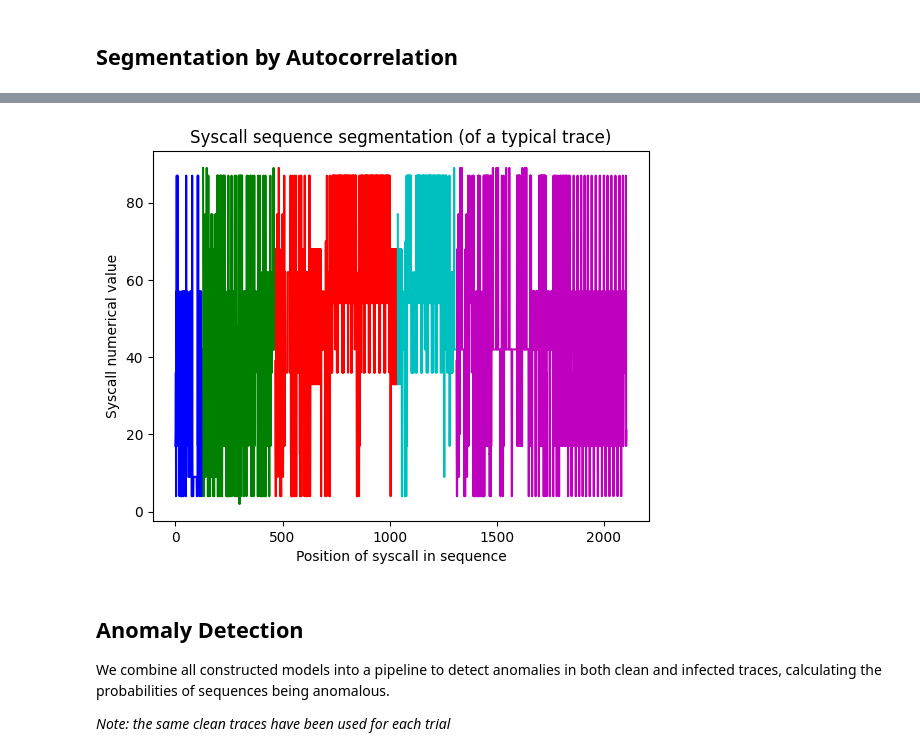
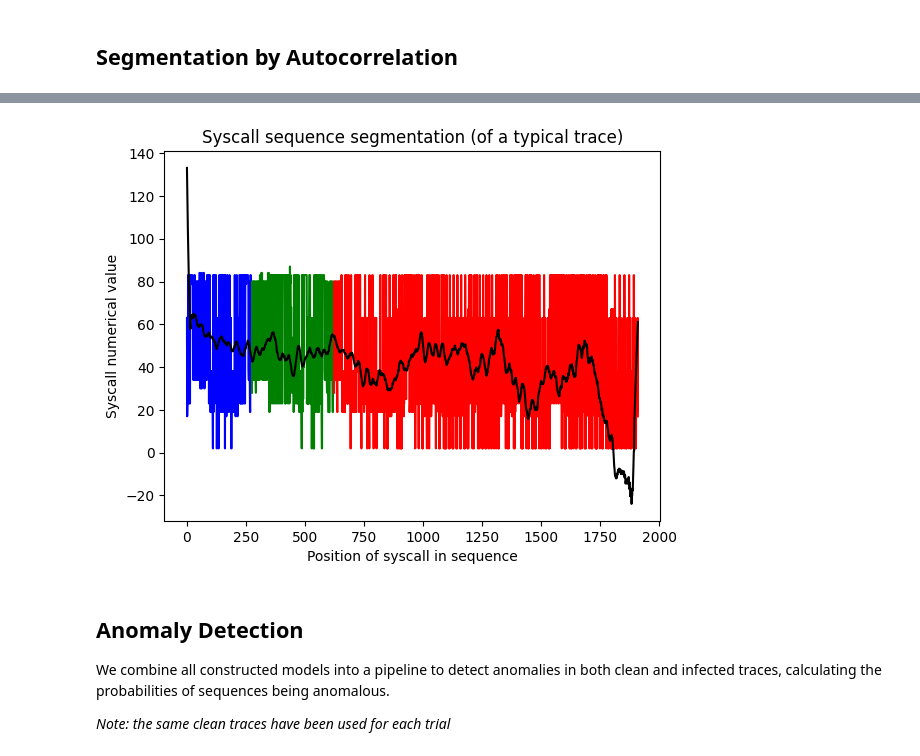
Before and after one commit to SubconsciousCompute/SysCall-IDS, a Jupyter notebook: notebooks/subcom_pipeline.ipynb, the cells around one changed output, grey strips where cells are left out. Cells and saved outputs as stored; diff of their text form; code cells hidden in the pictures.

Commit message:
Experimenting with segmentation

```diff
--- a/notebooks/subcom_pipeline.ipynb
+++ b/notebooks/subcom_pipeline.ipynb
@@ -192,12 +194,39 @@ plt.show()
+# %%
+# # IN PROGRESS
+
+def plot_segments(training_segments, idx):
+    colors = ['b', 'g', 'r', 'c', 'm', 'y', 'k']  # Define colors for segments
+    color_index = 0
+    start_index = 0
+    plt.xlabel("Position of syscall in sequence")
+    plt.ylabel("Syscall numerical value")
+    plt.title("Syscall sequence segmentation (of a typical trace)")
+
+    for segment in training_segments:
+        x_values = np.array(list(range(len(segment))))
+        y_values = segment
+        plt.plot(x_values + start_index, y_values, color=colors[color_index % len(colors)])
+        start_index += len(segment)
+        color_index += 1
+
+    acf = autocorrelation(encoded_data[idx])
+    acf = savgol_filter(acf, window_length=31, polyorder=2)
+    training_segments_flattened = [segment for sublist in training_segments for segment in sublist]
+    acf = acf / max(acf) * max(training_segments_flattened) + np.mean(training_segments_flattened)
+    plt.plot(acf, 'black')
+
+    plt.show()
 # %%
-# # IN PROGRESS
+idx = 2
 
-start_of_executions = []
+trace = encoded_data[idx]
+trace_idx = [str(int(syscall_idx)) for syscall_idx in trace]
+suffix_tree = SuffixTree(trace_idx)
 
-for trace in encoded_data:
-    trace_idx = [str(int(syscall_idx)) for syscall_idx in trace]
-    suffix_tree = SuffixTree(trace_idx)
-    lrs = suffix_tree.find_longest_repeating_substring()
-    lrs = [float(syscall_idx) for syscall_idx in lrs]
-    if len(lrs) > 10 and len(lrs) < 20:
-        start_of_executions.append(lrs)
+lrs = suffix_tree.find_longest_repeating_substring()
+lrs = [float(idx) for idx in lrs]
+segments = merge_segments(segment_sequence(trace, [lrs]))
+
+plot_segments(segments, idx)
+# %% [output]
+[figure, added]
@@ -206,26 +233,3 @@ training_segments = [merge_segments(segment_sequence(encoded_data[i], start_of_e
-# %%
-# # IN PROGRESS
-
-def plot_segments(training_segments):
-    colors = ['b', 'g', 'r', 'c', 'm', 'y', 'k']  # Define colors for segments
-    color_index = 0
-    start_index = 0
-    plt.xlabel("Position of syscall in sequence")
-    plt.ylabel("Syscall numerical value")
-    plt.title("Syscall sequence segmentation (of a typical trace)")
-
-    for segment in training_segments:
-        x_values = np.array(list(range(len(segment))))
-        y_values = segment
-        plt.plot(x_values + start_index, y_values, color=colors[color_index % len(colors)])
-        start_index += len(segment)
-        color_index += 1
-
-    plt.show()
-
-plot_segments(training_segments[0])
-# %% [output]
-[figure, removed]
 # %% [markdown]
 ## Anomaly Detection
 
```
Also changed, not shown: parts of 7 cells of this notebook, 2 other files.
